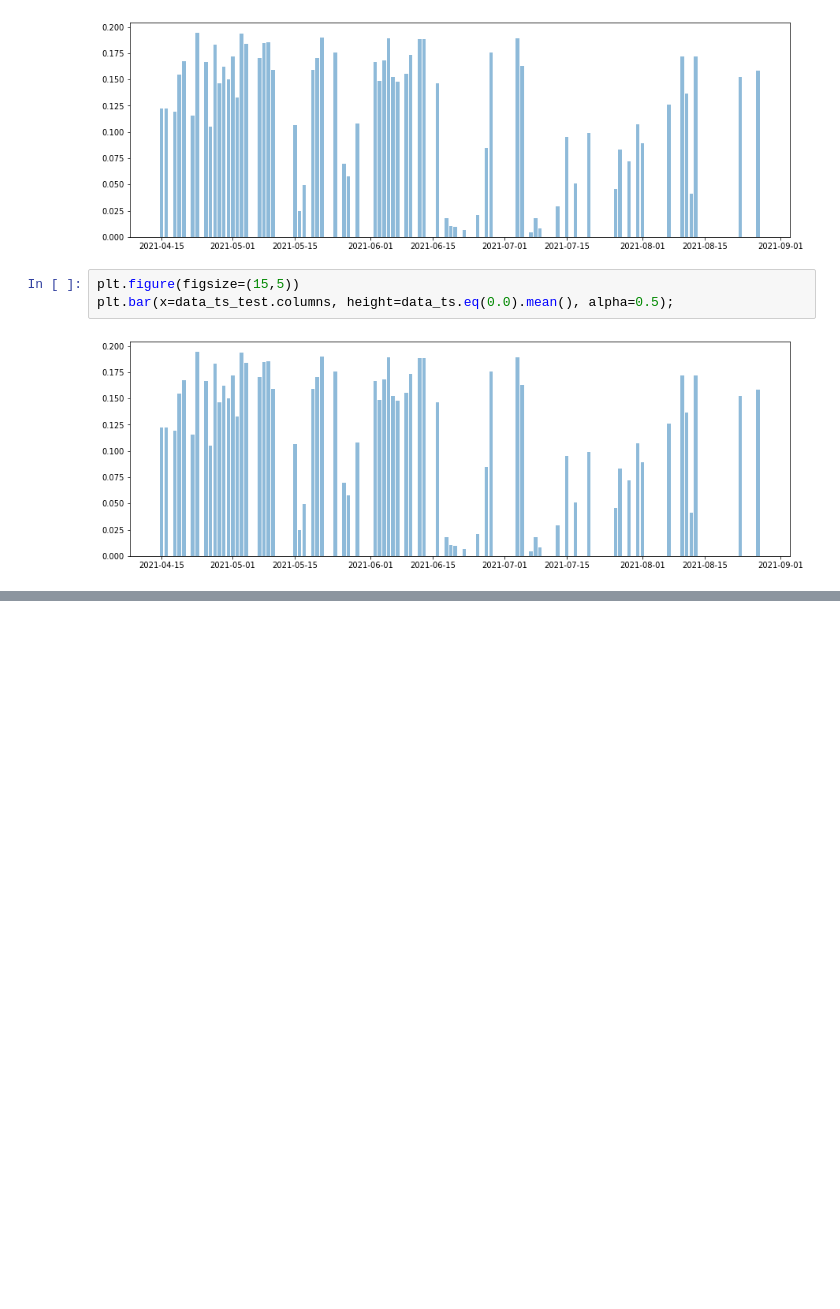
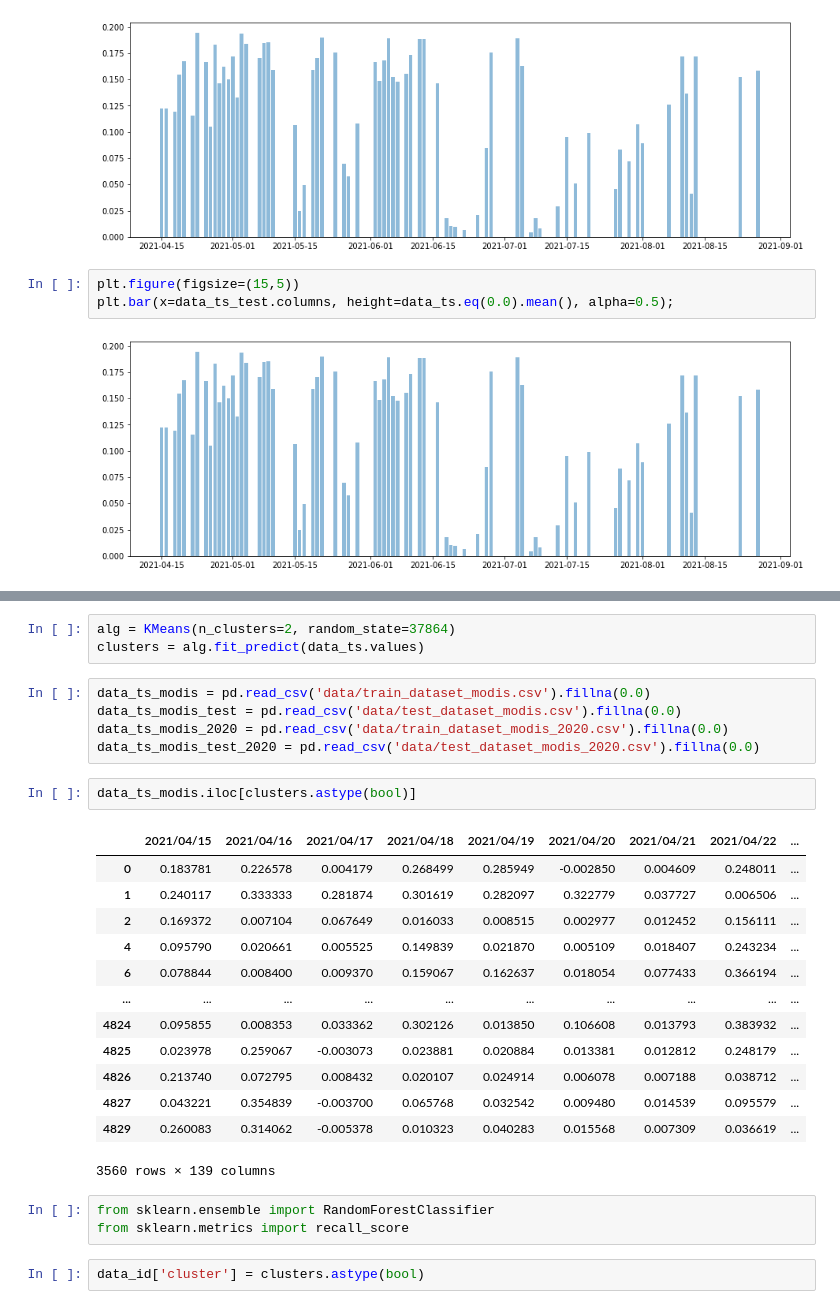
Before and after one commit to yuasosnin/aihacks-2022-fields, a Jupyter notebook: mining.ipynb, the cells around one changed output, grey strips where cells are left out. Cells and saved outputs as stored; diff of their text form; blank space fills up the shorter version.

```diff
--- a/mining.ipynb
+++ b/mining.ipynb
@@ -265,0 +143,29 @@ print('Finished Training')
+# %%
+alg = KMeans(n_clusters=2, random_state=37864)
+clusters = alg.fit_predict(data_ts.values)
+# %%
+data_ts_modis = pd.read_csv('data/train_dataset_modis.csv').fillna(0.0)
+data_ts_modis_test = pd.read_csv('data/test_dataset_modis.csv').fillna(0.0)
+data_ts_modis_2020 = pd.read_csv('data/train_dataset_modis_2020.csv').fillna(0.0)
+data_ts_modis_test_2020 = pd.read_csv('data/test_dataset_modis_2020.csv').fillna(0.0)
+# %%
+data_ts_modis.iloc[clusters.astype(bool)]
+# %% [output]
+|  | 2021/04/15 | 2021/04/16 | 2021/04/17 | 2021/04/18 | 2021/04/19 | 2021/04/20 | 2021/04/21 | 2021/04/22 | ... |
+| 0 | 0.183781 | 0.226578 | 0.004179 | 0.268499 | 0.285949 | -0.002850 | 0.004609 | 0.248011 | ... |
+| 1 | 0.240117 | 0.333333 | 0.281874 | 0.301619 | 0.282097 | 0.322779 | 0.037727 | 0.006506 | ... |
+| 2 | 0.169372 | 0.007104 | 0.067649 | 0.016033 | 0.008515 | 0.002977 | 0.012452 | 0.156111 | ... |
+| 4 | 0.095790 | 0.020661 | 0.005525 | 0.149839 | 0.021870 | 0.005109 | 0.018407 | 0.243234 | ... |
+| 6 | 0.078844 | 0.008400 | 0.009370 | 0.159067 | 0.162637 | 0.018054 | 0.077433 | 0.366194 | ... |
+| ... | ... | ... | ... | ... | ... | ... | ... | ... | ... |
+| 4824 | 0.095855 | 0.008353 | 0.033362 | 0.302126 | 0.013850 | 0.106608 | 0.013793 | 0.383932 | ... |
+| 4825 | 0.023978 | 0.259067 | -0.003073 | 0.023881 | 0.020884 | 0.013381 | 0.012812 | 0.248179 | ... |
+| 4826 | 0.213740 | 0.072795 | 0.008432 | 0.020107 | 0.024914 | 0.006078 | 0.007188 | 0.038712 | ... |
+| 4827 | 0.043221 | 0.354839 | -0.003700 | 0.065768 | 0.032542 | 0.009480 | 0.014539 | 0.095579 | ... |
+| 4829 | 0.260083 | 0.314062 | -0.005378 | 0.010323 | 0.040283 | 0.015568 | 0.007309 | 0.036619 | ... |
+3560 rows × 139 columns
+# %%
+from sklearn.ensemble import RandomForestClassifier
+from sklearn.metrics import recall_score
+# %%
+data_id['cluster'] = clusters.astype(bool)
```
Also changed, not shown: parts of 34 cells of this notebook, 9 other files.
